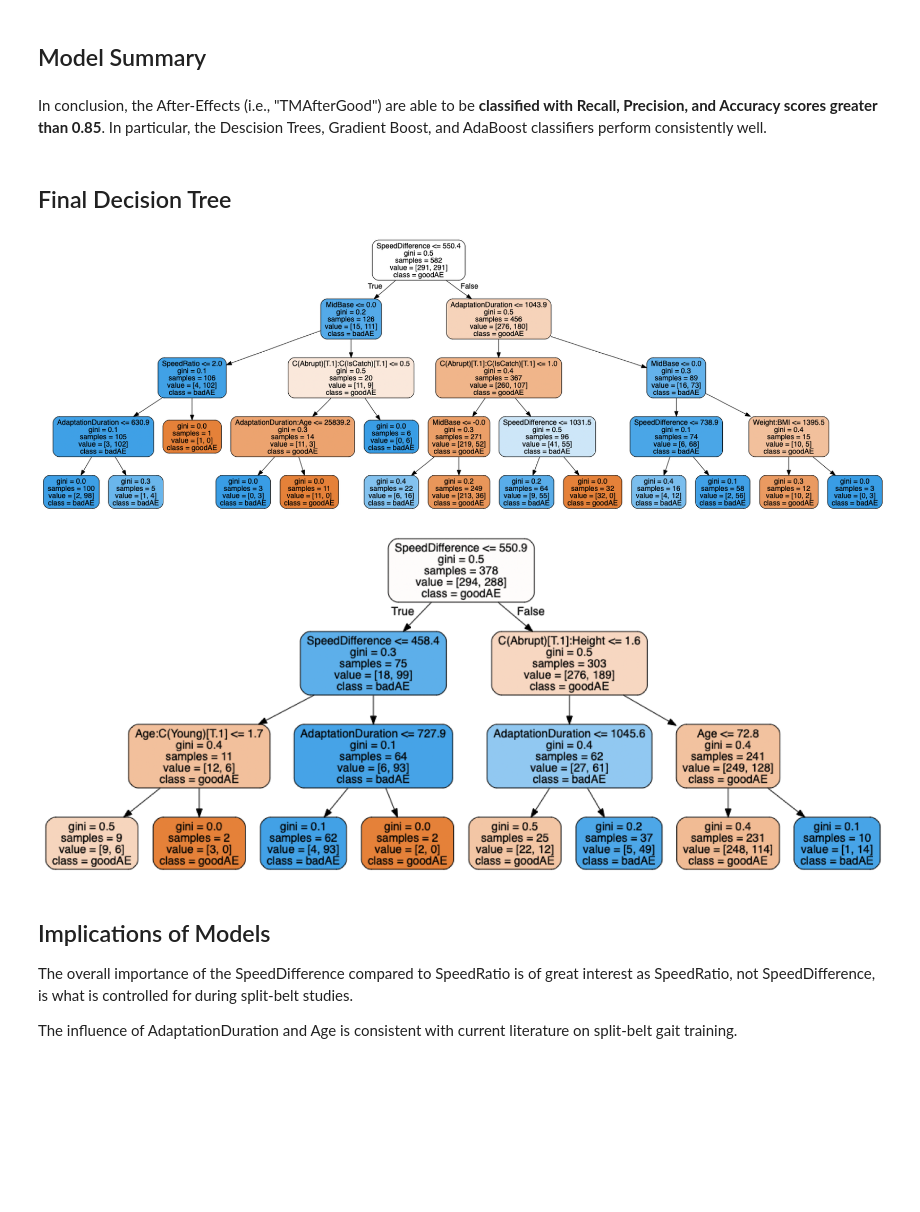
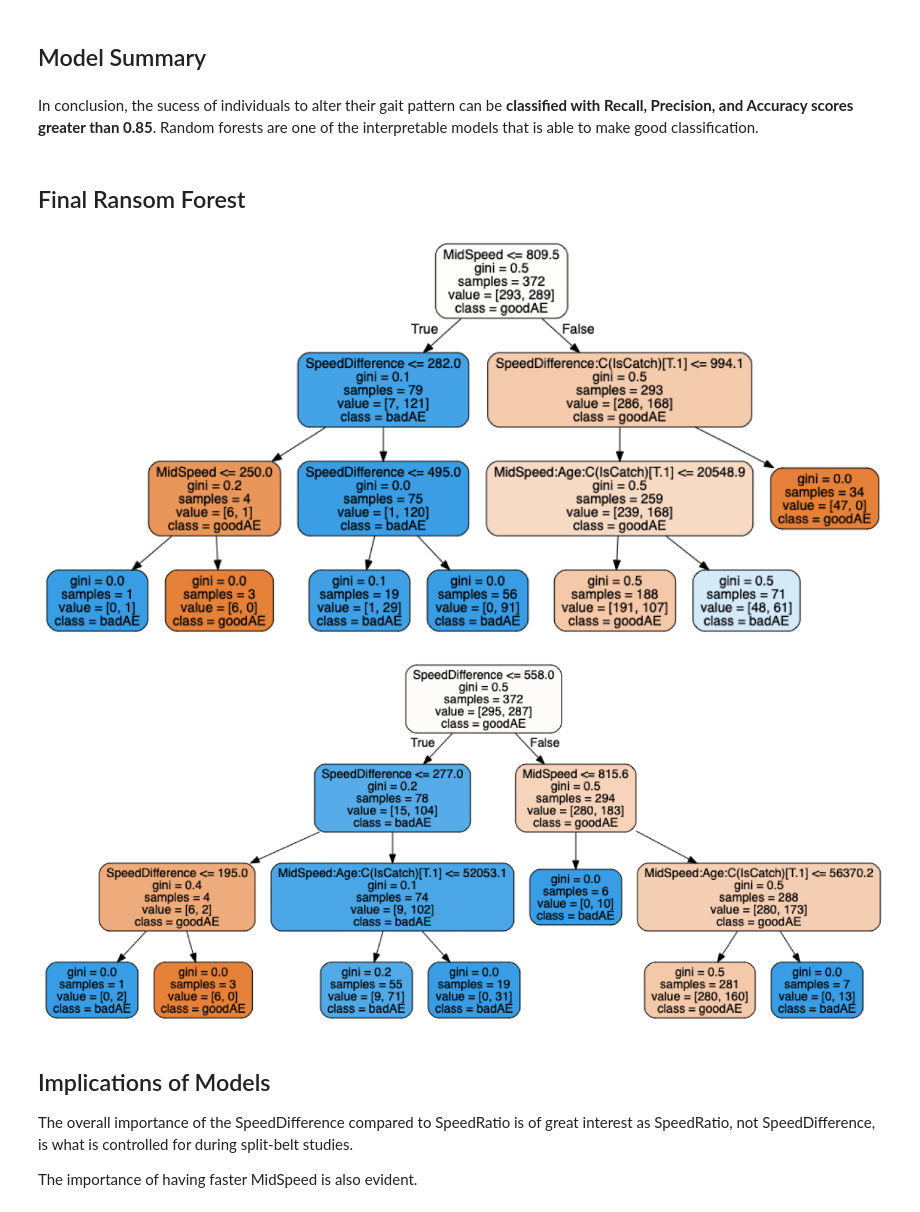
Before and after one commit to csombric/SplitBeltDatabase, a Jupyter notebook: SplitBeltAnalysis_AfterEffects_Modeling.ipynb, the cells around one changed output. Saved outputs shown, nothing was run; the diff lists cells and outputs as text; code cells hidden in the pictures; blank space fills up the shorter version.

```diff
--- a/SplitBeltAnalysis_AfterEffects_Modeling.ipynb
+++ b/SplitBeltAnalysis_AfterEffects_Modeling.ipynb
@@ -53,3 +67,18 @@ target_cols = "TMAfterGood"
+# %%
+from patsy import dmatrices
+
+Y, X = dmatrices('TMAfterGood ~ MidSpeed + SpeedDifference + \
+     C(Abrupt)*C(IsCatch) + SpeedDifference*C(IsCatch) + \
+    MidSpeed*Age*C(IsCatch) ',
+    df, return_type="dataframe")
+
+df_Interactions = pd.concat([X,Y], axis=1)
+
+feature_cols = ['MidSpeed', 'SpeedDifference',\
+     'C(Abrupt)[T.1]:C(IsCatch)[T.1]', 'SpeedDifference:C(IsCatch)[T.1]',\
+    'MidSpeed:Age:C(IsCatch)[T.1]']
+
+target_cols = "TMAfterGood"
 # %% [markdown]
 Split data into training and testing sets
 ---
@@ -337,10 +373,10 @@ AdaBoostClassifier:
 Model Summary
 ---
 # %% [markdown]
-In conclusion, the After-Effects (i.e., "TMAfterGood") are able to be **classified with Recall, Precision, and Accuracy scores greater than 0.85**.  In particular, the Descision Trees, Gradient Boost, and AdaBoost classifiers perform consistently well.
+In conclusion, the sucess of individuals to alter their gait pattern can be **classified with Recall, Precision, and Accuracy scores greater than 0.85**.  Random forests are one of the interpretable models that is able to make good classification.
-# %% [markdown]
-Final Decision Tree
----
+# %% [markdown]
+Final Ransom Forest
+---
 # %%
 from sklearn.tree import export_graphviz
 import pydot
@@ -370,23 +406,23 @@ def SaveAndVisualizeForest(model, figName, FeatureNames):
     plt.axis('off')
     plt.show()
 # %%
-clf = clfs['DT']
+clf = clfs['RFC3']
 clf = clf.fit( X_train, y_train )
 
 SaveAndVisualizeForest(clf, 'AE_DT', feature_cols)
 # %% [output]
-[figure, old version]
+[figure, new version]
 # %%
 clf = clfs['RFC3']
 clf = clf.fit( X_train, y_train )
 
 SaveAndVisualizeForest(clf, 'AE_RF3', feature_cols)
 # %% [output]
-[figure, old version]
+[figure, new version]
 # %% [markdown]
 Implications of Models
 ---
 
 The overall importance of the SpeedDifference compared to SpeedRatio is of great interest as SpeedRatio, not SpeedDifference, is what is controlled for during split-belt studies.
 
-The influence of AdaptationDuration and Age is consistent with current literature on split-belt gait training.
+The importance of having faster MidSpeed is also evident.
```
Also changed, not shown: parts of 3 cells of this notebook, 3 other files.
